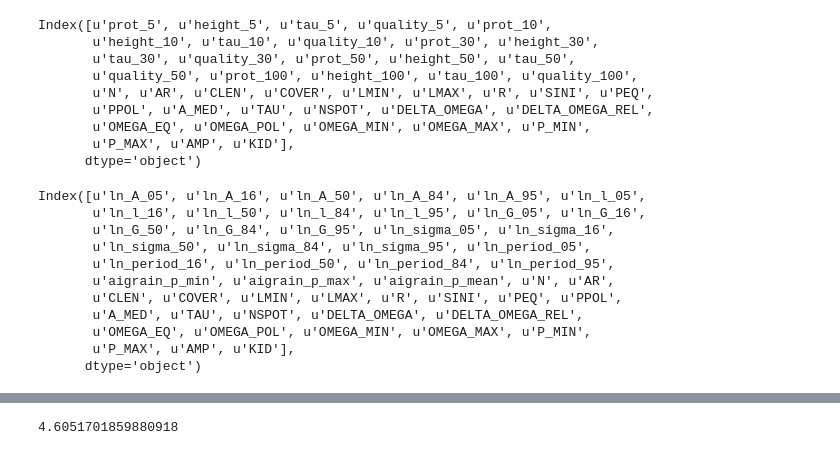
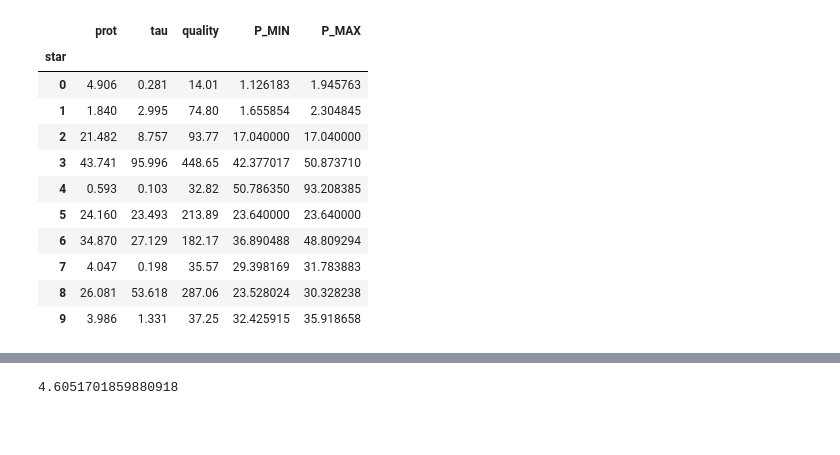
Before and after one commit to RuthAngus/GProtation, a Jupyter notebook: notebooks_tdm/summary.ipynb, the cells around one changed output, grey strips where cells are left out. Drawn from its saved outputs; the diff is of its cells as text; code cells hidden in the pictures; blank space fills up the shorter version.

```diff
--- a/notebooks_tdm/summary.ipynb
+++ b/notebooks_tdm/summary.ipynb
@@ -15,29 +17,18 @@ df_acf = df_acf.join(AigrainTruths().df)
-# %%
-df_acf.columns
-# %% [output]
-Index([u'prot_5', u'height_5', u'tau_5', u'quality_5', u'prot_10',
-       u'height_10', u'tau_10', u'quality_10', u'prot_30', u'height_30',
-       u'tau_30', u'quality_30', u'prot_50', u'height_50', u'tau_50',
-       u'quality_50', u'prot_100', u'height_100', u'tau_100', u'quality_100',
-       u'N', u'AR', u'CLEN', u'COVER', u'LMIN', u'LMAX', u'R', u'SINI', u'PEQ',
-       u'PPOL', u'A_MED', u'TAU', u'NSPOT', u'DELTA_OMEGA', u'DELTA_OMEGA_REL',
-       u'OMEGA_EQ', u'OMEGA_POL', u'OMEGA_MIN', u'OMEGA_MAX', u'P_MIN',
-       u'P_MAX', u'AMP', u'KID'],
-      dtype='object')
-# %%
-df.columns
-# %% [output]
-Index([u'ln_A_05', u'ln_A_16', u'ln_A_50', u'ln_A_84', u'ln_A_95', u'ln_l_05',
-       u'ln_l_16', u'ln_l_50', u'ln_l_84', u'ln_l_95', u'ln_G_05', u'ln_G_16',
-       u'ln_G_50', u'ln_G_84', u'ln_G_95', u'ln_sigma_05', u'ln_sigma_16',
-       u'ln_sigma_50', u'ln_sigma_84', u'ln_sigma_95', u'ln_period_05',
-       u'ln_period_16', u'ln_period_50', u'ln_period_84', u'ln_period_95',
-       u'aigrain_p_min', u'aigrain_p_max', u'aigrain_p_mean', u'N', u'AR',
-       u'CLEN', u'COVER', u'LMIN', u'LMAX', u'R', u'SINI', u'PEQ', u'PPOL',
-       u'A_MED', u'TAU', u'NSPOT', u'DELTA_OMEGA', u'DELTA_OMEGA_REL',
-       u'OMEGA_EQ', u'OMEGA_POL', u'OMEGA_MIN', u'OMEGA_MAX', u'P_MIN',
-       u'P_MAX', u'AMP', u'KID'],
-      dtype='object')
+# %%
+df_acf[['prot','tau','quality','P_MIN','P_MAX']].head(10)
+# %% [output]
+|  | prot | tau | quality | P_MIN | P_MAX |
+| star |  |  |  |  |  |
+| 0 | 4.906 | 0.281 | 14.01 | 1.126183 | 1.945763 |
+| 1 | 1.840 | 2.995 | 74.80 | 1.655854 | 2.304845 |
+| 2 | 21.482 | 8.757 | 93.77 | 17.040000 | 17.040000 |
+| 3 | 43.741 | 95.996 | 448.65 | 42.377017 | 50.873710 |
+| 4 | 0.593 | 0.103 | 32.82 | 50.786350 | 93.208385 |
+| 5 | 24.160 | 23.493 | 213.89 | 23.640000 | 23.640000 |
+| 6 | 34.870 | 27.129 | 182.17 | 36.890488 | 48.809294 |
+| 7 | 4.047 | 0.198 | 35.57 | 29.398169 | 31.783883 |
+| 8 | 26.081 | 53.618 | 287.06 | 23.528024 | 30.328238 |
+| 9 | 3.986 | 1.331 | 37.25 | 32.425915 | 35.918658 |
 # %%
 %matplotlib inline
 import matplotlib.pyplot as plt
```
Also changed, not shown: parts of 4 cells of this notebook, 2 other files.
